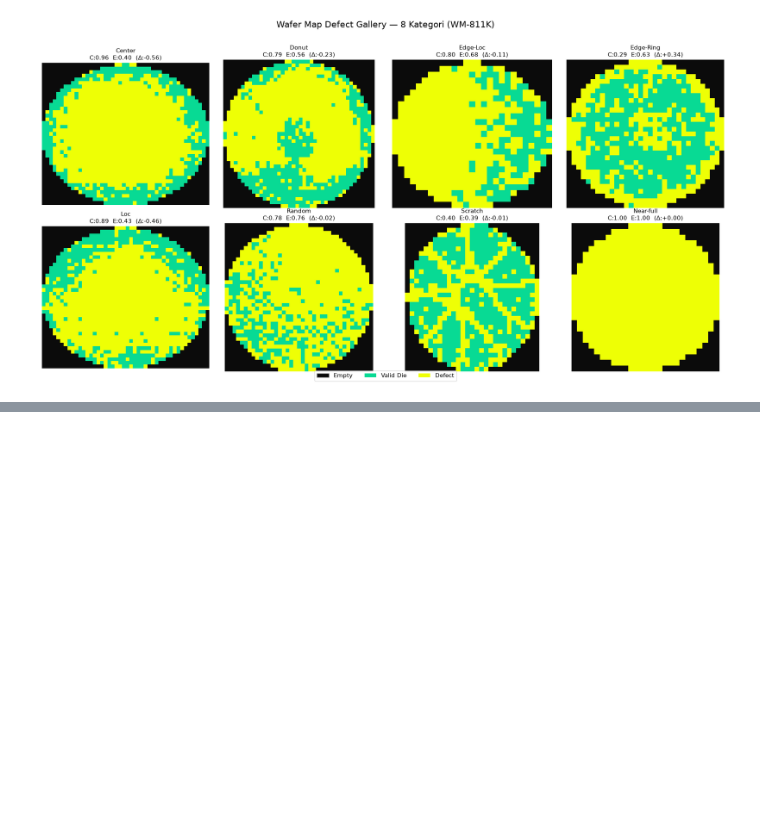
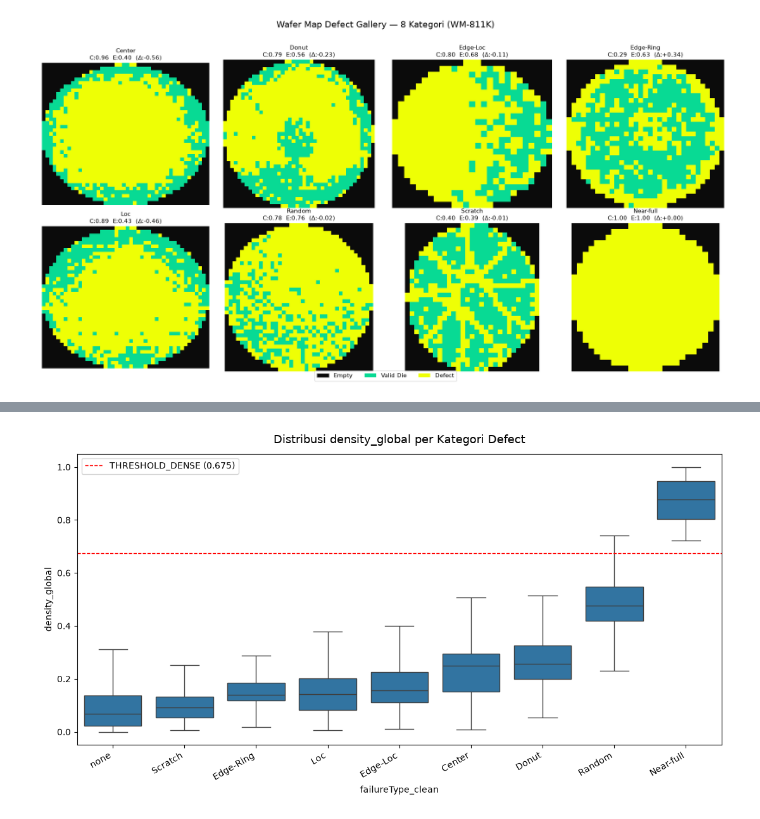
Before and after one commit to AfiefMiko/wafer-map-eda-python, a Jupyter notebook: notebooks/04_defect_gallery.ipynb, the cells around one changed output, grey strips where cells are left out. Cells and saved outputs as stored; diff of their text form; code cells hidden in the pictures; blank space fills up the shorter version.

```diff
--- a/notebooks/04_defect_gallery.ipynb
+++ b/notebooks/04_defect_gallery.ipynb
@@ -98,0 +175,34 @@ plt.show()
+# %%
+# Distribusi density_global per kategori
+
+threshold_dense = df_reliable.loc[df_reliable['is_globally_dense'], 'density_global'].min()
+
+order_dense = (
+    df_reliable.groupby('failureType_clean', observed=True)['density_global']
+    .median()
+    .sort_values()
+    .index
+)
+
+plt.figure(figsize=(11, 6))
+sns.boxplot(
+    data=df_reliable,
+    x='failureType_clean',
+    y='density_global',
+    order=order_dense,
+    showfliers=False,
+)
+plt.axhline(threshold_dense, color='red', linestyle='--', linewidth=1,
+            label=f'THRESHOLD_DENSE ({threshold_dense:.3f})')
+plt.legend()
+plt.title('Distribusi density_global per Kategori Defect', fontsize=13, pad=12)
+plt.xlabel('failureType_clean')
+plt.ylabel('density_global')
+plt.xticks(rotation=30, ha='right')
+plt.tight_layout()
+
+Path('../assets').mkdir(exist_ok=True)
+plt.savefig('../assets/density_global_boxplot.png', dpi=150, bbox_inches='tight')
+plt.show()
+# %% [output]
+[figure, added]
```
Also changed, not shown: parts of 3 cells of this notebook.
